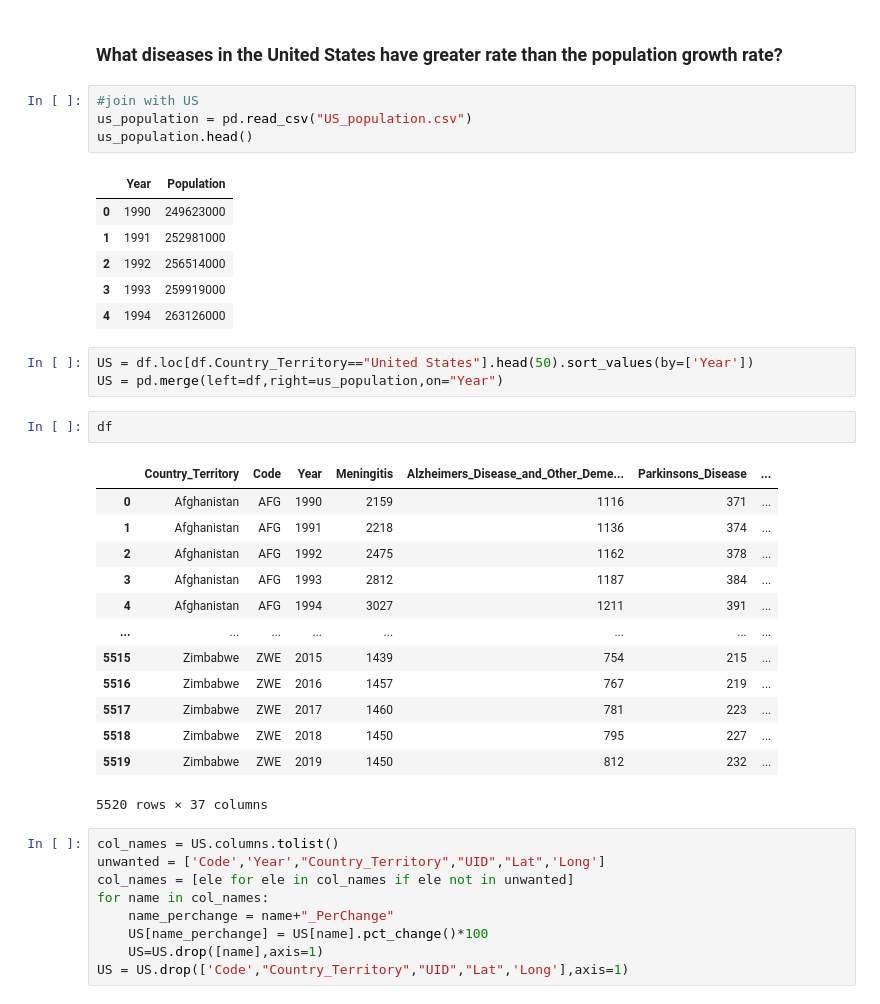
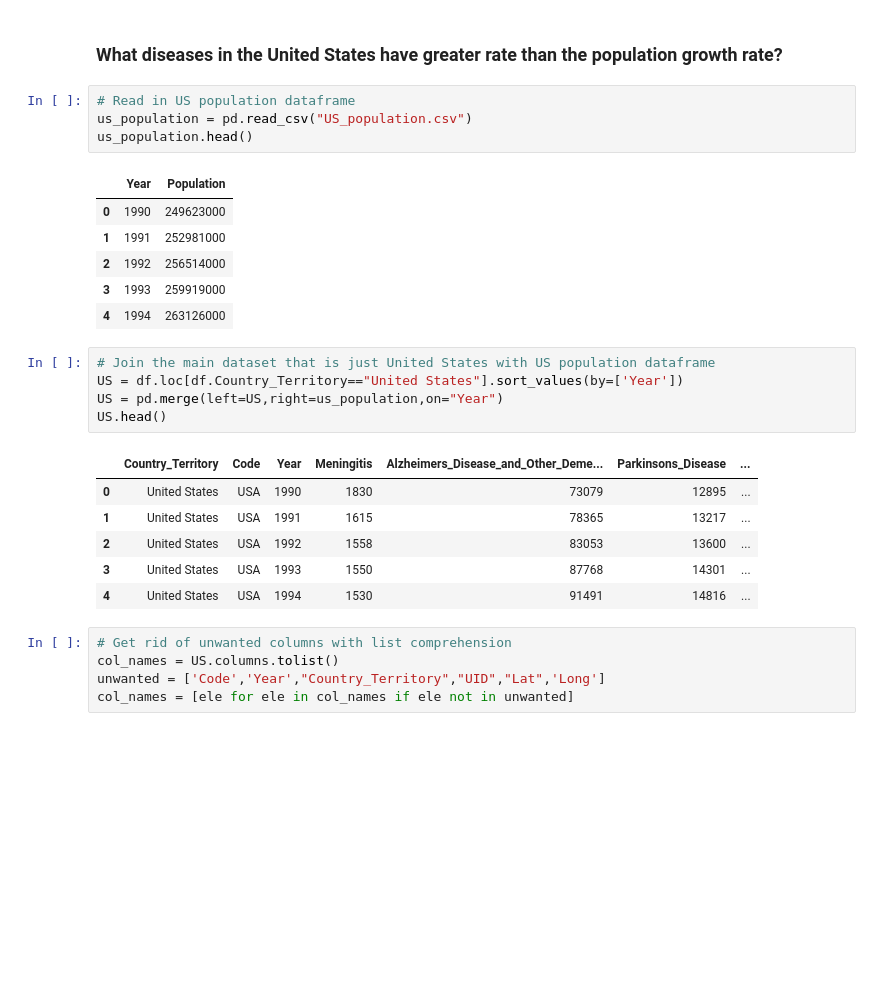
Before and after one commit to jiahongc/Udacity-Data-Science_Project1-Blog, a Jupyter notebook: project_1.ipynb, the cells around one changed output. Drawn from its saved outputs; the diff is of its cells as text; blank space fills up the shorter version.

```diff
--- a/project_1.ipynb
+++ b/project_1.ipynb
@@ -174,7 +180,7 @@ https://altair-viz.github.io/user_guide/troubleshooting.html
 # %% [markdown]
 ### What diseases in the United States have greater rate than the population growth rate?
 # %%
-#join with US
+# Read in US population dataframe
 us_population = pd.read_csv("US_population.csv")
 us_population.head()
 # %% [output]
@@ -185,30 +191,19 @@ us_population.head()
 | 3 | 1993 | 259919000 |
 | 4 | 1994 | 263126000 |
 # %%
-US = df.loc[df.Country_Territory=="United States"].head(50).sort_values(by=['Year'])
-US = pd.merge(left=df,right=us_population,on="Year")
+# Join the main dataset that is just United States with US population dataframe
+US = df.loc[df.Country_Territory=="United States"].sort_values(by=['Year'])
+US = pd.merge(left=US,right=us_population,on="Year")
+US.head()
+# %% [output]
+|  | Country_Territory | Code | Year | Meningitis | Alzheimers_Disease_and_Other_Deme... | Parkinsons_Disease | ... |
+| 0 | United States | USA | 1990 | 1830 | 73079 | 12895 | ... |
+| 1 | United States | USA | 1991 | 1615 | 78365 | 13217 | ... |
+| 2 | United States | USA | 1992 | 1558 | 83053 | 13600 | ... |
+| 3 | United States | USA | 1993 | 1550 | 87768 | 14301 | ... |
+| 4 | United States | USA | 1994 | 1530 | 91491 | 14816 | ... |
-# %%
-df
-# %% [output]
-|  | Country_Territory | Code | Year | Meningitis | Alzheimers_Disease_and_Other_Deme... | Parkinsons_Disease | ... |
-| 0 | Afghanistan | AFG | 1990 | 2159 | 1116 | 371 | ... |
-| 1 | Afghanistan | AFG | 1991 | 2218 | 1136 | 374 | ... |
-| 2 | Afghanistan | AFG | 1992 | 2475 | 1162 | 378 | ... |
-| 3 | Afghanistan | AFG | 1993 | 2812 | 1187 | 384 | ... |
-| 4 | Afghanistan | AFG | 1994 | 3027 | 1211 | 391 | ... |
-| ... | ... | ... | ... | ... | ... | ... | ... |
-| 5515 | Zimbabwe | ZWE | 2015 | 1439 | 754 | 215 | ... |
-| 5516 | Zimbabwe | ZWE | 2016 | 1457 | 767 | 219 | ... |
-| 5517 | Zimbabwe | ZWE | 2017 | 1460 | 781 | 223 | ... |
-| 5518 | Zimbabwe | ZWE | 2018 | 1450 | 795 | 227 | ... |
-| 5519 | Zimbabwe | ZWE | 2019 | 1450 | 812 | 232 | ... |
-5520 rows × 37 columns
 # %%
+# Get rid of unwanted columns with list comprehension
 col_names = US.columns.tolist()
 unwanted = ['Code','Year',"Country_Territory","UID","Lat",'Long']
 col_names = [ele for ele in col_names if ele not in unwanted]
-for name in col_names:
-    name_perchange = name+"_PerChange"
-    US[name_perchange] = US[name].pct_change()*100
-    US=US.drop([name],axis=1)
-US = US.drop(['Code',"Country_Territory","UID","Lat",'Long'],axis=1)
```
Also changed, not shown: parts of 11 cells of this notebook.
